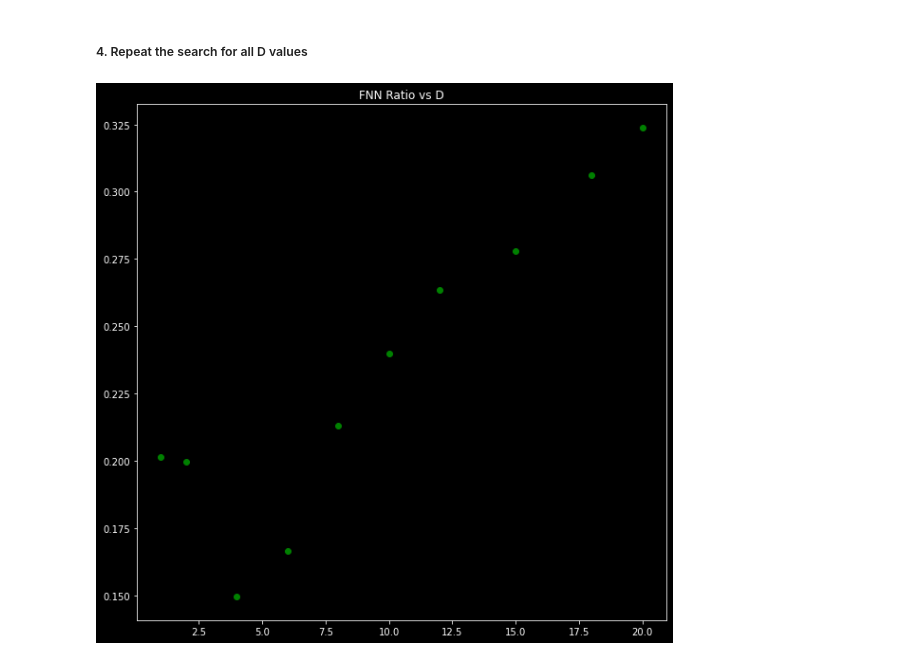
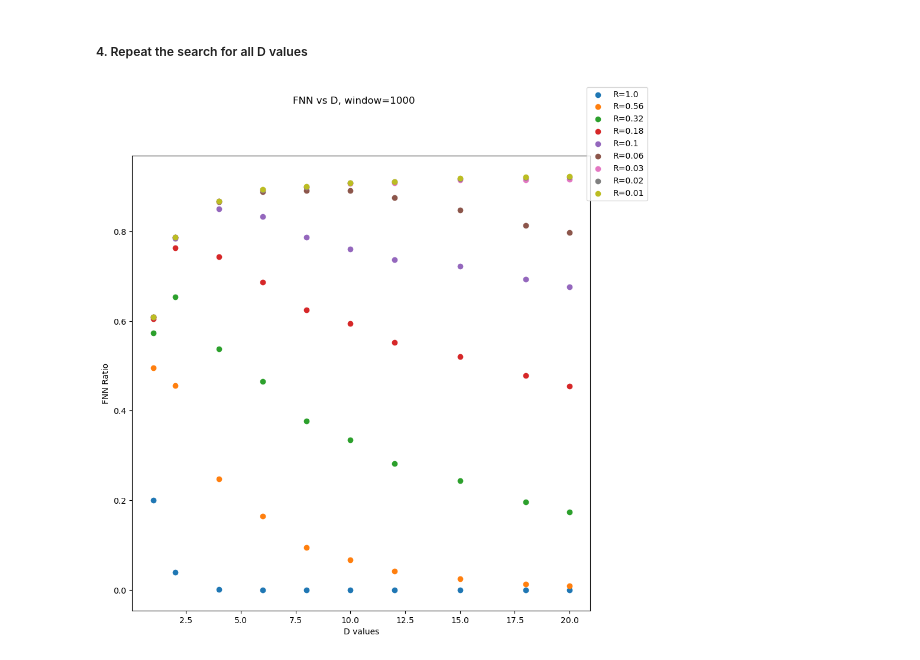
Before and after one commit to llfuller/DDF-HVC-CM-Neurons, a Jupyter notebook: false_nearest_neighbor_example.ipynb, the cells around one changed output. Saved outputs shown, nothing was run; the diff lists cells and outputs as text; code cells hidden in the pictures.

```diff
--- a/false_nearest_neighbor_example.ipynb
+++ b/false_nearest_neighbor_example.ipynb
@@ -320,12 +322,3 @@ for i in range(len(data)):
 #     dataset = time_delay_datasets[d_index] # get the time delay vectors
 #     min_dist_vector_pairs = generate_min_dist_datapoints(dataset) # generate data pairs
 #     result[D_arr[d_index]] = count_fnn(min_dist_vector_pairs)
-# %%
-# visualize the result
-fig = plt.figure(figsize=(10,10))
-ax = plt.axes()
-ax.set_title("FNN Ratio vs D")
-plt.scatter(D_100000, fnn_lst_100000, c='green')
-plt.show()
-# %% [output]
-[figure, removed]
@@ -331,0 +349,34 @@ plt.show()
+# %%
+exp = []
+for i in np.array([0, -0.25, -0.5, -0.75, -1, -1.25, -1.5, -1.75, -2]):
+    exp.append(round(np.power(10, i), 2))
+# %%
+def reformat_dict(D_results, R_vals):
+    new_dict = defaultdict(list)
+    d_list = []
+    for d, fnn_by_r in D_results.items():
+        d_list.append(d)
+        for i in range(len(fnn_by_r)):
+            new_dict[R_vals[i]].append(fnn_by_r[i])
+    return d_list, new_dict
+
+d_1000, fnn_by_d_1000 = reformat_dict(D_1000, exp)
+d_100000, fnn_by_d_100000 = reformat_dict(D_100000, exp)
+# %%
+def plot_matrix_fnn_D(R_results, D_vals, R_vals, window, r=3):
+    c = len(R_results)//r
+
+    fig = plt.figure(figsize=(10,10))
+    axs = plt.axes()
+    plt.suptitle(f'FNN vs D, window={window}')
+    axs.set_xlabel("D values")
+    axs.set_ylabel("FNN Ratio")
+    for i in range(len(R_vals)):
+        fnn_D = R_results[R_vals[i]]
+        axs.scatter(D_vals, fnn_D, label=f"R={R_vals[i]}")
+    fig.legend()
+    plt.show()
+
+plot_matrix_fnn_D(fnn_by_d_1000, d_1000, exp, 1000)
+# %% [output]
+[figure, added]
```
Also changed, not shown: parts of 10 cells of this notebook.
